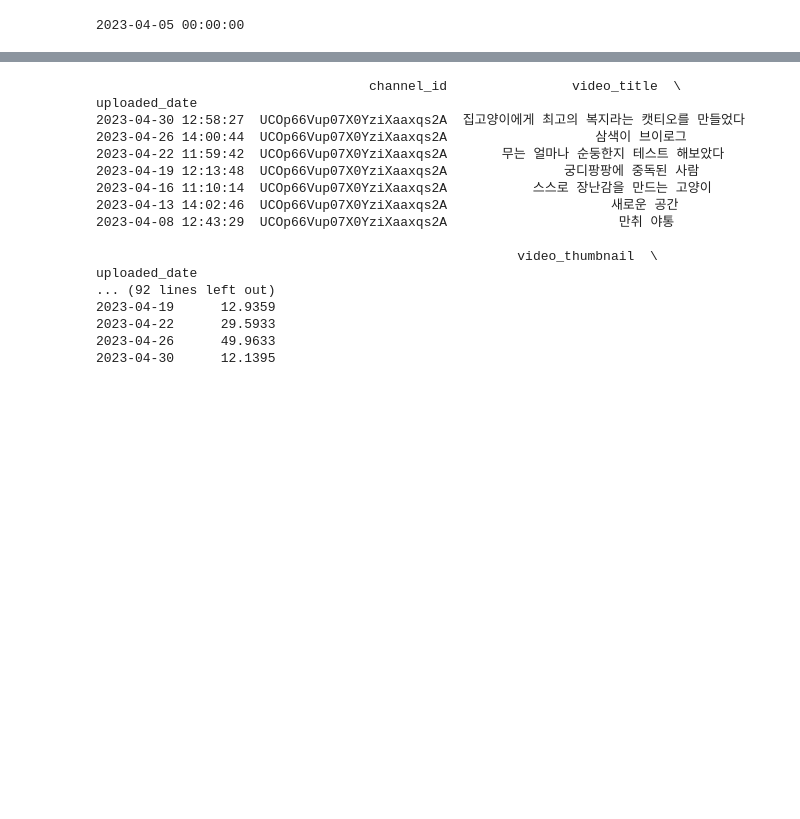
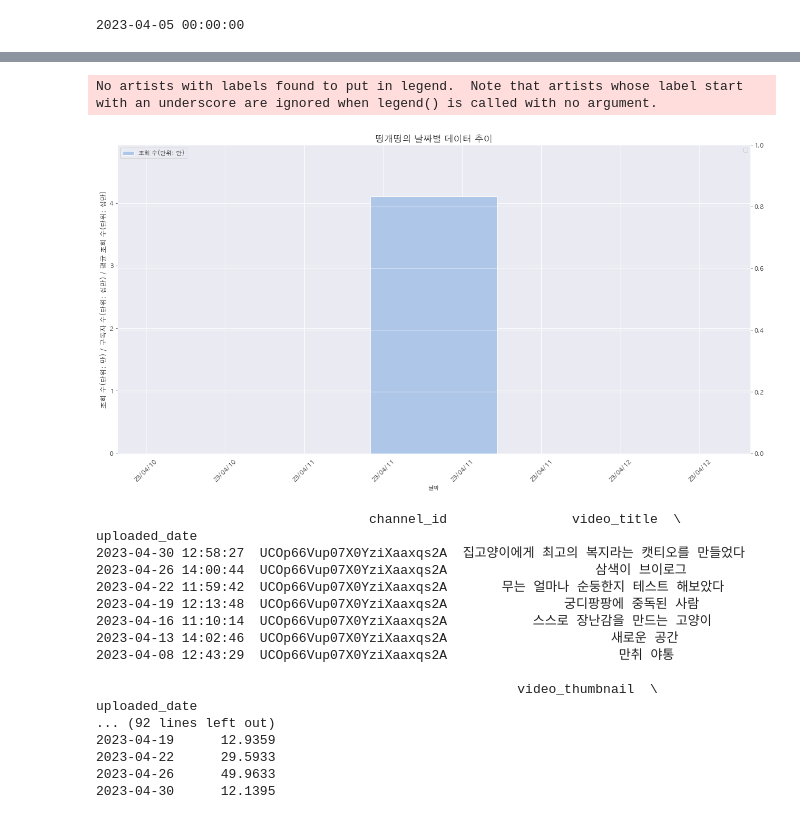
Before and after one commit to DEVCOURSE-TEAM-04-02/youtube_api, a Jupyter notebook: soyeon/visualize_youtube_data.ipynb, the cells around one changed output, grey strips where cells are left out. Saved outputs shown, nothing was run; the diff lists cells and outputs as text; code cells hidden in the pictures; blank space fills up the shorter version.

```diff
--- a/soyeon/visualize_youtube_data.ipynb
+++ b/soyeon/visualize_youtube_data.ipynb
@@ -756,3 +664,65 @@ plt.show()
+# %%
+import matplotlib.dates as mdates
+import matplotlib.pyplot as plt
+from datetime import datetime, timedelta
+import pandas as pd
+
+last_30_days = df_week[pd.to_datetime(df_week.index) >= datetime.today() - timedelta(days=30)]
+
+nrow = last_30_days.index.shape[0]
+idx = np.arange(nrow)
+
+# 그래프 그리기
+fig, ax1 = plt.subplots(figsize=(20, 10))
+ax2 = ax1.twinx()
+
+if len(last_30_days) == 1:
+    width = 0.4
+else:
+    width = 15 / len(last_30_days)
+
+# 첫번째 y축: Views, Subscribers, Total Views
+ax1.bar(last_30_days.index, last_30_days['views_10000'], color='#aec7e8', label='조회 수(단위: 만)', width=width, align='center')
+
+if len(last_30_days) != 1:
+    ax1.bar(last_30_days.index - 2*width, last_30_days['subscribers_count_100000'], width=width, label='구독자 수(단위: 십만)', color='#aec7e8')
+    ax1.bar(last_30_days.index - width, last_30_days['total_views_per_videos'] / 10, width=width, label='평균 조회 수(단위: 십만)', color='#FF69B4')
+ax1.set_ylabel('조회 수(단위: 만) / 구독자 수(단위: 십만) / 평균 조회 수(단위: 십만)', fontsize=12)
+
+# 두번째 y축: Videos
+if len(last_30_days) != 1:
+    ax2 = ax1.twinx()
+    ax2.bar(last_30_days.index, last_30_days['videos_count'] / last_30_days['videos_count'].sum() * 100, width=width, label='업로드 빈도율(단위: %)', color='#00FF7F')
+    ax2.set_ylabel('업로드 빈도율(단위 : %)', fontsize=12)
+    ax2.set_ylim([0, 100])
+
+ax1.set_xlabel('날짜')
+ax1.tick_params(axis='x', rotation=45)
+ax1.xaxis.set_major_formatter(mdates.DateFormatter('%y/%m/%d'))
+
+if len(last_30_days) != 1:
+    ax1.set_xlim([last_30_days.index - timedelta(days=0.5), last_30_days.index + timedelta(days=0.5)])
+else:
+    ax1.set_xlim([last_30_days.index.min() - timedelta(days=1), last_30_days.index.max() + timedelta(days=1)])
+
+ax1.set_ylim([0, df_week['views_10000'].max() * 1.2])
+ax1.grid(True, axis='both', which='both')
+
+youtuber_name = channel_df[channel_df['channel_id'] == 'UC-i2ywiuvjvpTy2zW-tXfkw']['channel_name'].values[0]
+
+
+plt.title(youtuber_name + '의 날짜별 데이터 추이', fontsize=16)
+ax1.legend(loc='upper left')
+ax2.legend(loc='upper right')
+
+plt.savefig('./../src/graph/test_graph.png',
+            facecolor='#ffffff',
+            edgecolor='black',
+            format='png', dpi=200)
+plt.show()
+# %% [output]
+No artists with labels found to put in legend.  Note that artists whose label start with an underscore are ignored when legend() is called with no argument.
+[figure, added]
 # %%
 channel_id = 'UCOp66Vup07X0YziXaaxqs2A'
 category = 'ANIMAL'
```
Also changed, not shown: parts of 9 cells of this notebook, 42 other files.
